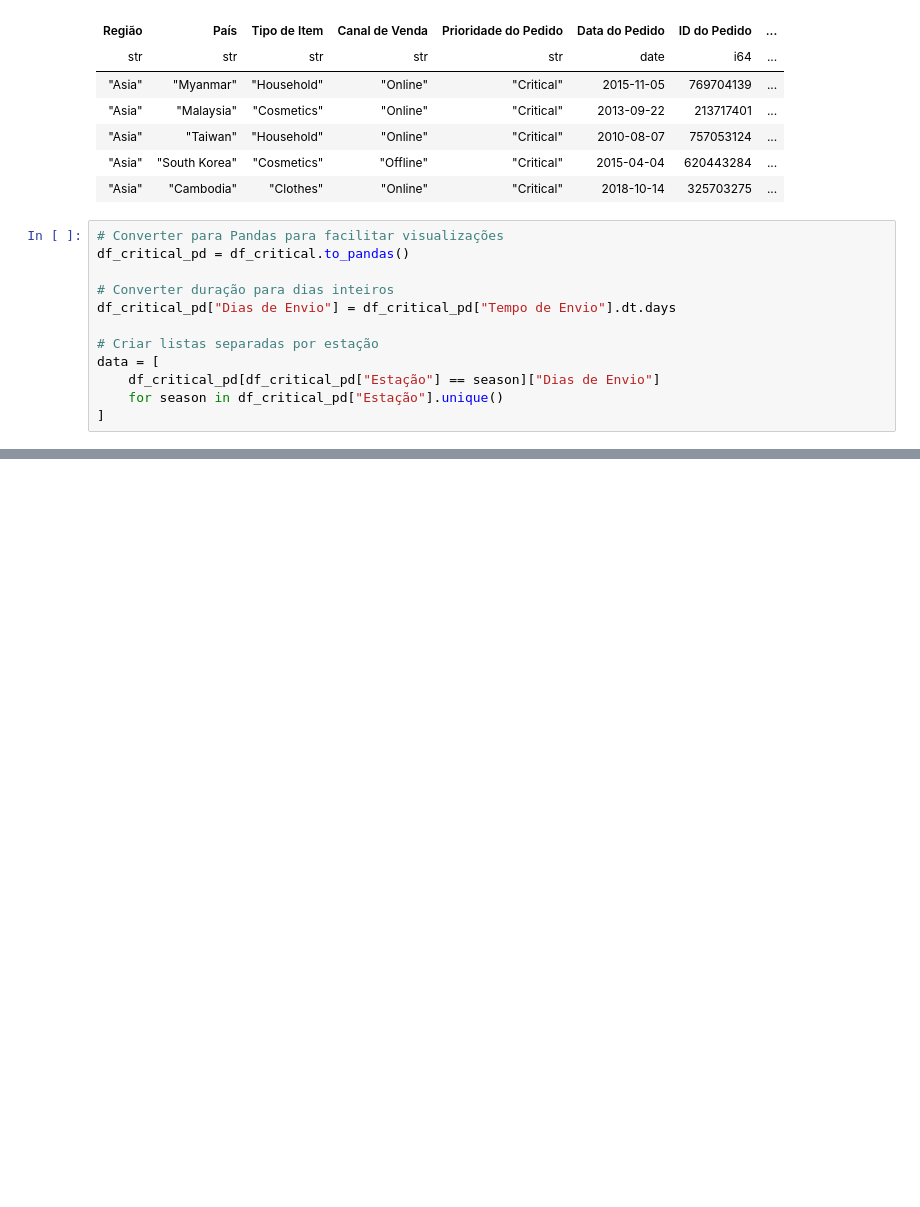
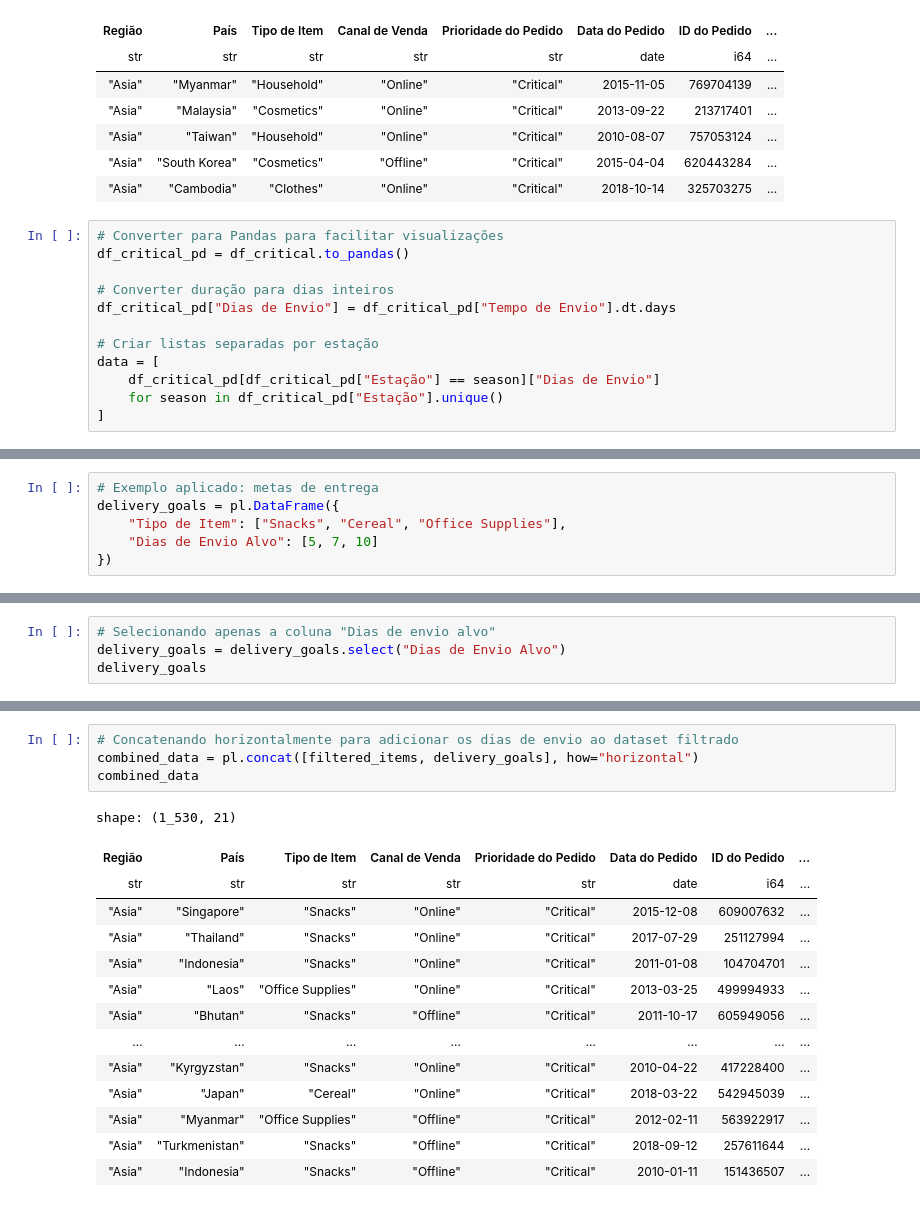
Before and after one commit to daniellcferreira/polars_data_analysis, a Jupyter notebook: polars_data.ipynb, the cells around one changed output, grey strips where cells are left out. Drawn from its saved outputs; the diff is of its cells as text; blank space fills up the shorter version.

```diff
--- a/polars_data.ipynb
+++ b/polars_data.ipynb
@@ -362,0 +543,6 @@ plt.show()
+# %%
+# Exemplo aplicado: metas de entrega
+delivery_goals = pl.DataFrame({
+    "Tipo de Item": ["Snacks", "Cereal", "Office Supplies"],
+    "Dias de Envio Alvo": [5, 7, 10]
+})
@@ -362,0 +558,4 @@ plt.show()
+# %%
+# Selecionando apenas a coluna "Dias de envio alvo"
+delivery_goals = delivery_goals.select("Dias de Envio Alvo")
+delivery_goals
@@ -362,0 +588,19 @@ plt.show()
+# %%
+# Concatenando horizontalmente para adicionar os dias de envio ao dataset filtrado
+combined_data = pl.concat([filtered_items, delivery_goals], how="horizontal")
+combined_data
+# %% [output]
+shape: (1_530, 21)
+| Região | País | Tipo de Item | Canal de Venda | Prioridade do Pedido | Data do Pedido | ID do Pedido | ... |
+| str | str | str | str | str | date | i64 | ... |
+| "Asia" | "Singapore" | "Snacks" | "Online" | "Critical" | 2015-12-08 | 609007632 | ... |
+| "Asia" | "Thailand" | "Snacks" | "Online" | "Critical" | 2017-07-29 | 251127994 | ... |
+| "Asia" | "Indonesia" | "Snacks" | "Online" | "Critical" | 2011-01-08 | 104704701 | ... |
+| "Asia" | "Laos" | "Office Supplies" | "Online" | "Critical" | 2013-03-25 | 499994933 | ... |
+| "Asia" | "Bhutan" | "Snacks" | "Offline" | "Critical" | 2011-10-17 | 605949056 | ... |
+| … | … | … | … | … | … | … | ... |
+| "Asia" | "Kyrgyzstan" | "Snacks" | "Online" | "Critical" | 2010-04-22 | 417228400 | ... |
+| "Asia" | "Japan" | "Cereal" | "Online" | "Critical" | 2018-03-22 | 542945039 | ... |
+| "Asia" | "Myanmar" | "Office Supplies" | "Offline" | "Critical" | 2012-02-11 | 563922917 | ... |
+| "Asia" | "Turkmenistan" | "Snacks" | "Offline" | "Critical" | 2018-09-12 | 257611644 | ... |
+| "Asia" | "Indonesia" | "Snacks" | "Offline" | "Critical" | 2010-01-11 | 151436507 | ... |
```
Also changed, not shown: parts of 21 cells of this notebook.
